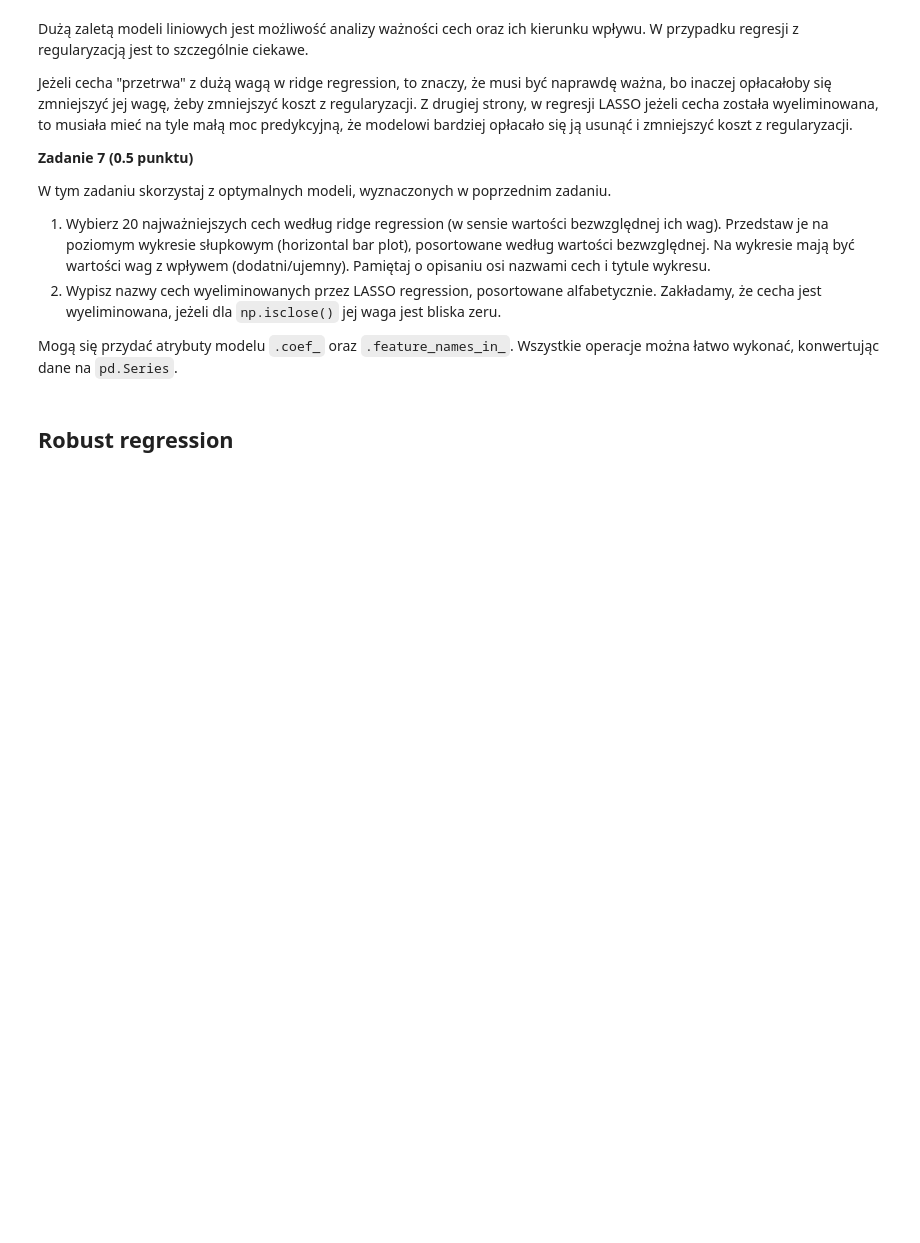
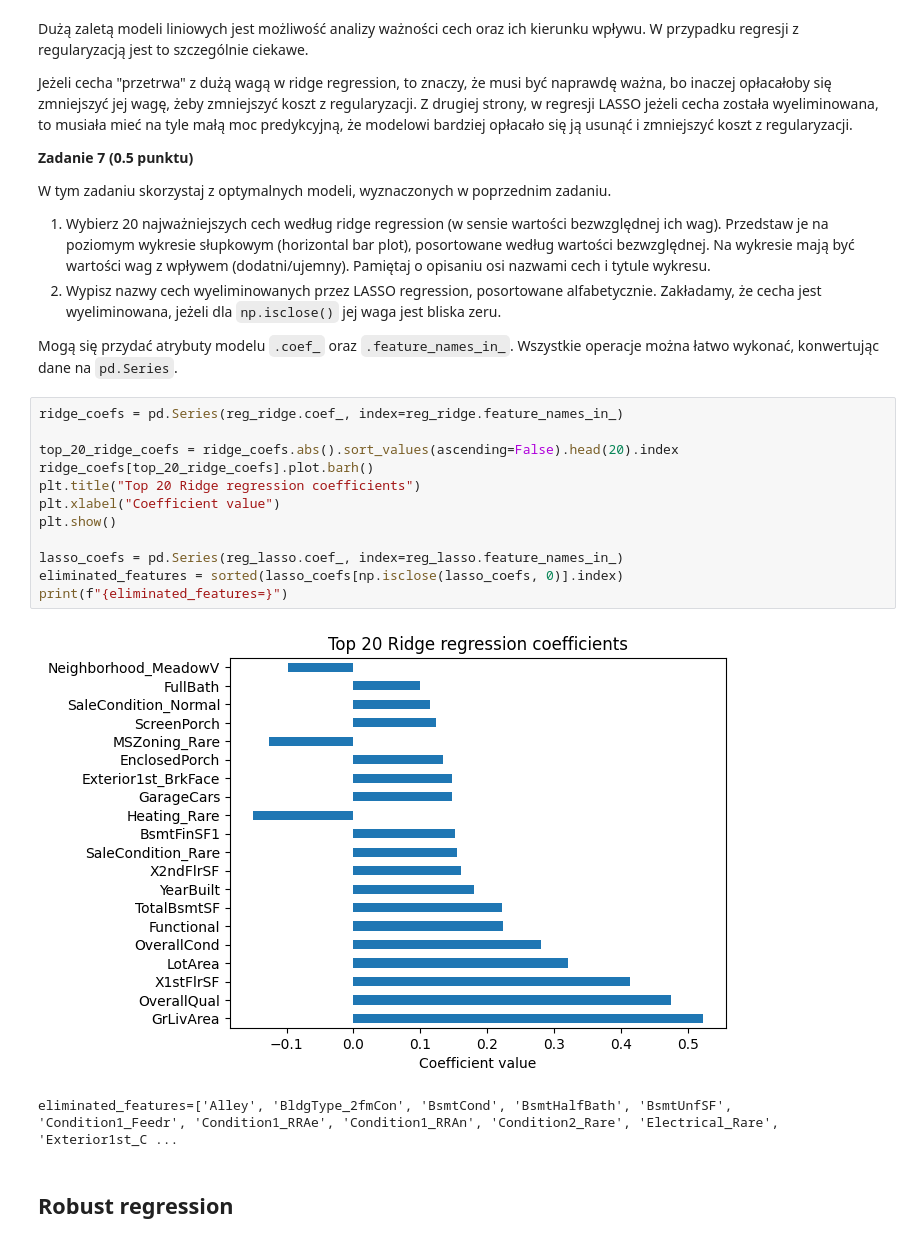
Before and after one commit to rmesek/pum-agh-2025, a Jupyter notebook: lab1/notebook.ipynb, the cells around one changed output. Drawn from its saved outputs; the diff is of its cells as text; blank space fills up the shorter version.

```diff
--- a/lab1/notebook.ipynb
+++ b/lab1/notebook.ipynb
@@ -547,6 +615,21 @@ W tym zadaniu skorzystaj z optymalnych modeli, wyznaczonych w poprzednim zadaniu
 2. Wypisz nazwy cech wyeliminowanych przez LASSO regression, posortowane alfabetycznie. Zakładamy, że cecha jest wyeliminowana, jeżeli dla `np.isclose()` jej waga jest bliska zeru.
 
 Mogą się przydać atrybuty modelu `.coef_` oraz `.feature_names_in_`. Wszystkie operacje można łatwo wykonać, konwertując dane na `pd.Series`.
+# %%
+ridge_coefs = pd.Series(reg_ridge.coef_, index=reg_ridge.feature_names_in_)
+
+top_20_ridge_coefs = ridge_coefs.abs().sort_values(ascending=False).head(20).index
+ridge_coefs[top_20_ridge_coefs].plot.barh()
+plt.title("Top 20 Ridge regression coefficients")
+plt.xlabel("Coefficient value")
+plt.show()
+
+lasso_coefs = pd.Series(reg_lasso.coef_, index=reg_lasso.feature_names_in_)
+eliminated_features = sorted(lasso_coefs[np.isclose(lasso_coefs, 0)].index)
+print(f"{eliminated_features=}")
+# %% [output]
+[figure, added]
+eliminated_features=['Alley', 'BldgType_2fmCon', 'BsmtCond', 'BsmtHalfBath', 'BsmtUnfSF', 'Condition1_Feedr', 'Condition1_RRAe', 'Condition1_RRAn', 'Condition2_Rare', 'Electrical_Rare', 'Exterior1st_C ...
 # %% [markdown]
 ## Robust regression
 # %% [markdown]
```
Also changed, not shown: parts of 5 cells of this notebook.
